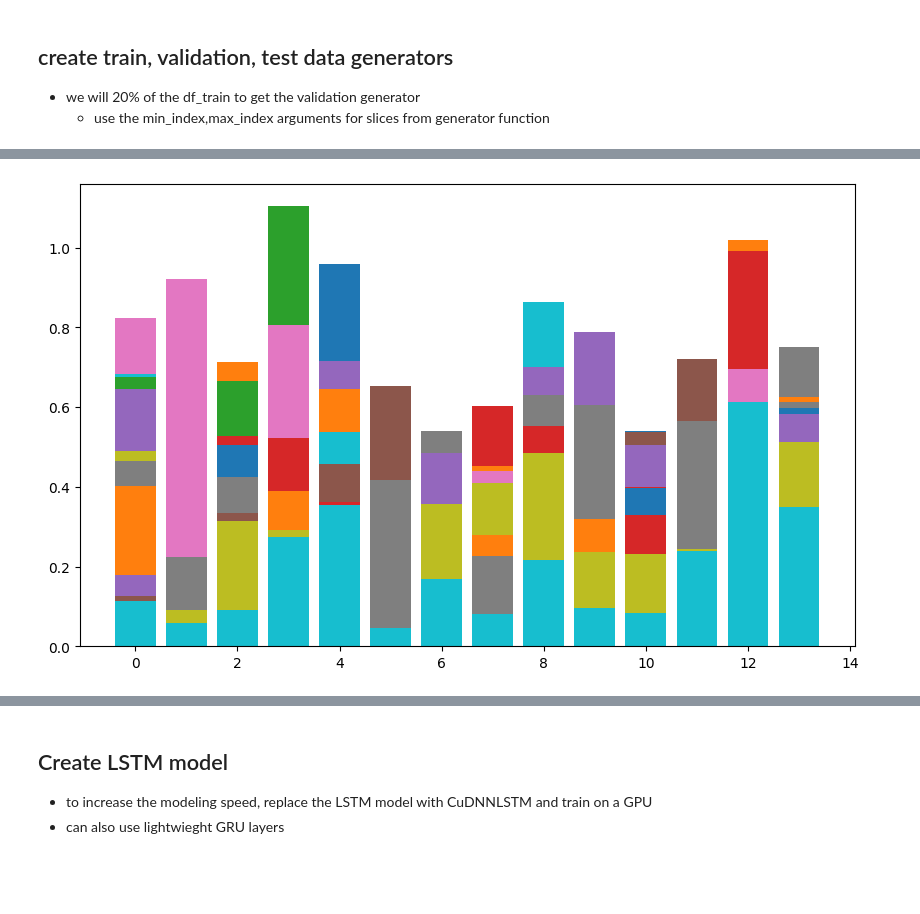
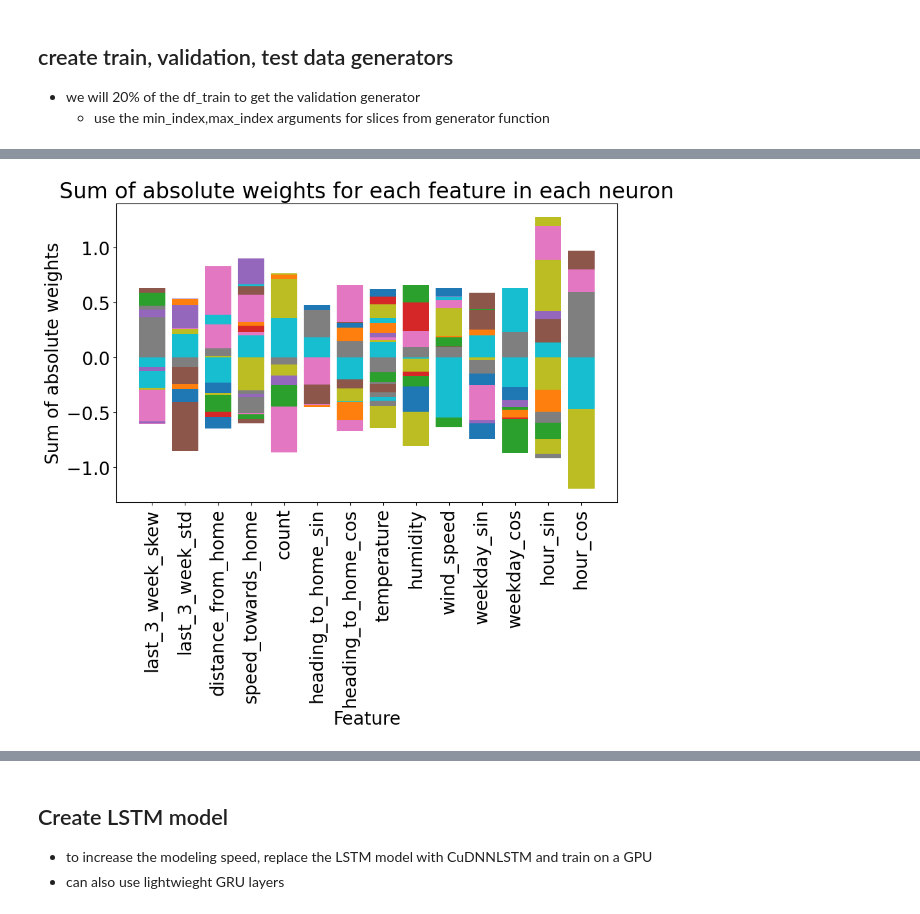
Before and after one commit to grinwi/smartboiler, a Jupyter notebook: src/smartboiler/lstm_example_with_multivariate_time_series 2.ipynb, the cells around one changed output, grey strips where cells are left out. Cells and saved outputs as stored; diff of their text form; code cells hidden in the pictures; blank space fills up the shorter version.

```diff
--- a/src/smartboiler/lstm_example_with_multivariate_time_series 2.ipynb
+++ b/src/smartboiler/lstm_example_with_multivariate_time_series 2.ipynb
@@ -272,4 +274,4 @@ dataHandlerForm = DataHandler(
 # data_processed_zuka_ml = dataHandlerZuka.transform_data_for_ml(data_processed_zuka)
 # ml_data_zuka = data_processed_zuka_ml[0]
 
-ml_data_zuka, datetimes_zuka = dataHandlerZuka.get_data_for_prediction(datetime(2023, 10, 1, 0, 0, 0), datetime(2024, 4, 1, 0, 0, 0))
+ml_data_zuka, datetimes_zuka = dataHandlerZuka.get_data_for_prediction(datetime(2023, 10, 1, 0, 0, 0), datetime(2024, 4, 22, 0, 0, 0))
@@ -289,4 +280,4 @@ SELECT mean("latitude") AS "mean_latitude" FROM "smart_home_zukalovi"."autogen".
 # data_processed_form_ml = dataHandlerForm.transform_data_for_ml(data_processed_form)
 # ml_data_form = data_processed_form_ml[0]
 
-ml_data_form, datetimes_form = dataHandlerForm.get_data_for_prediction(datetime(2023, 10, 1, 0, 0, 0), datetime(2024, 3, 16, 0, 0, 0))
+ml_data_form, datetimes_form = dataHandlerForm.get_data_for_prediction(datetime(2023, 10, 1, 0, 0, 0), datetime(2024, 4, 22, 0, 0, 0))
@@ -324,7 +304,7 @@ ml_data_form = ml_data_form_datetimes.reset_index(drop=True)
 ##FOR
 df_form = ml_data_form.reset_index(drop=True).copy()
 #60T
-df_60T_form = pd.concat([df_form.iloc[0:1500], df_form.iloc[3100:3350]])
+df_60T_form = pd.concat([df_form.iloc[0:1500]])
 
 with open('df_60T_form.pkl', 'wb') as f:
     df_60T_form.to_pickle(f)
@@ -333,18 +313,25 @@ with open('df_60T_form.pkl', 'wb') as f:
 df_form = df_60T_form.reset_index(drop=True).copy()
 # drop rows where last_3_week_skew is nan
 df_form = df_form.dropna(subset=['last_3_week_skew'])
+# reduce distance greater than 50
+df_form['distance_from_home'] = df_form['distance_from_home'].apply(lambda x: x if x < 50 else 50)
+# df_form['distance_from_home_2'] = df_form['distance_from_home_2'].apply(lambda x: x if x < 50 else 50)
 df_train_form = df_form.loc[:int(df_form.shape[0]*0.8),:]
 df_test_form = df_form.loc[int(df_form.shape[0]*0.8):,:]
 
 # ## ZUKA
 
 df_zuka = ml_data_zuka.reset_index(drop=True).copy()
+df_form.plot(y='count')
+
 #60T
-df_60T_zuka = pd.concat([df_zuka.iloc[600:1266], df_zuka.iloc[1650:]])
+df_60T_zuka = pd.concat([df_zuka.iloc[900:1400], df_zuka.iloc[1900:]])
 with open('df_60T_zuka.pkl', 'wb') as f:
     df_60T_zuka.to_pickle(f)
 
 df_zuka = df_60T_zuka.reset_index(drop=True).copy()
+# df_zuka['distance_from_home_2'] = df_zuka['distance_from_home_2'].apply(lambda x: x if x < 30 else 30)
+df_zuka['distance_from_home'] = df_zuka['distance_from_home'].apply(lambda x: x if x < 30 else 30)
 df_train_zuka = df_zuka.loc[:int(df_zuka.shape[0]*0.8),:]
 df_test_zuka = df_zuka.loc[int(df_zuka.shape[0]*0.8):,:]
 
@@ -506,6 +606,7 @@ import matplotlib.pyplot as plt
 import plotly.express as px
 # %%
 feature_df = pd.DataFrame(columns=['feature','layer','neuron','weight','abs_weight'])
+features = ["last_3_week_skew","last_3_week_std","distance_from_home","speed_towards_home","count","heading_to_home_sin","heading_to_home_cos","temperature","humidity","wind_speed","weekday_sin","weekday_cos","hour_sin","hour_cos",]
 
 for i,layer in enumerate(forecast.model.layers[:-1]):
     w = layer.get_weights()
@@ -521,6 +622,8 @@ feature_df = feature_df.sort_values(by=['abs_weight'])
 feature_df.reset_index(inplace=True)
 feature_df = feature_df.drop(['index'], axis=1)
 
-plt.bar(feature_df['feature'],feature_df['weight'])
+plt.bar(feature_df['feature'],feature_df['abs_weight'])
+plt.xticks(ticks=range(len(features)), labels=features, rotation=90)
+
 plt.show()
 # %% [output]
@@ -528,10 +631,14 @@ plt.show()
 # %%
-grouped_df = feature_df.groupby(['feature', 'neuron'])['abs_weight'].sum().reset_index()
-
+grouped_df = feature_df.groupby(['feature', 'neuron'])['weight'].sum().reset_index()
 # Plotting the bar chart
 plt.figure(figsize=(10, 6))
 for neuron in grouped_df['neuron'].unique():
     feature_data = grouped_df[grouped_df['neuron'] == neuron]
-    plt.bar(feature_data['feature'], feature_data['abs_weight'], label=feature)
+    plt.bar(feature_data['feature'], feature_data['weight'], label=neuron)
+plt.xticks(ticks=range(len(features)), labels=features, rotation=90)
+plt.xlabel('Feature')
+plt.ylabel('Sum of absolute weights')
+plt.title('Sum of absolute weights for each feature in each neuron')
+plt.show()
 # %% [output]
-[figure, old version]
+[figure, new version]
```
Also changed, not shown: parts of 35 cells of this notebook.
